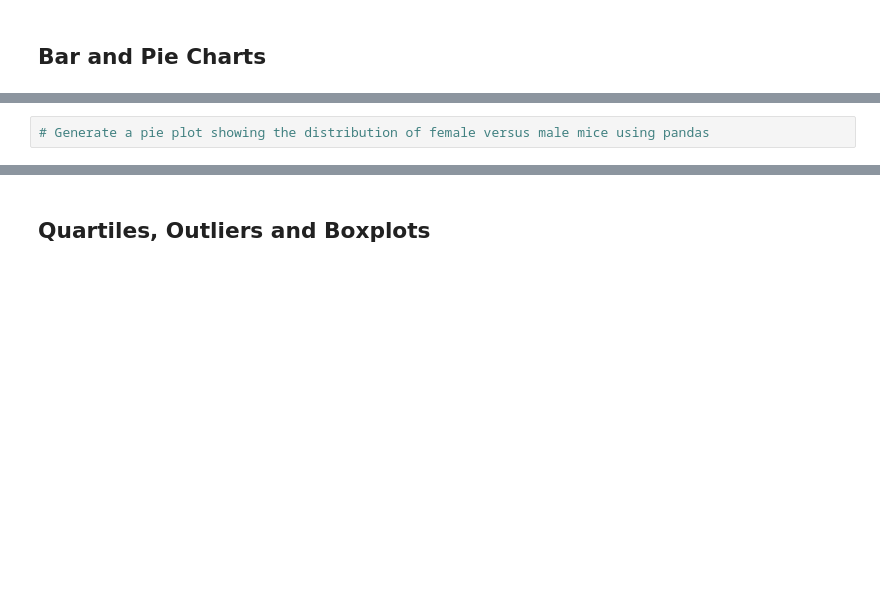
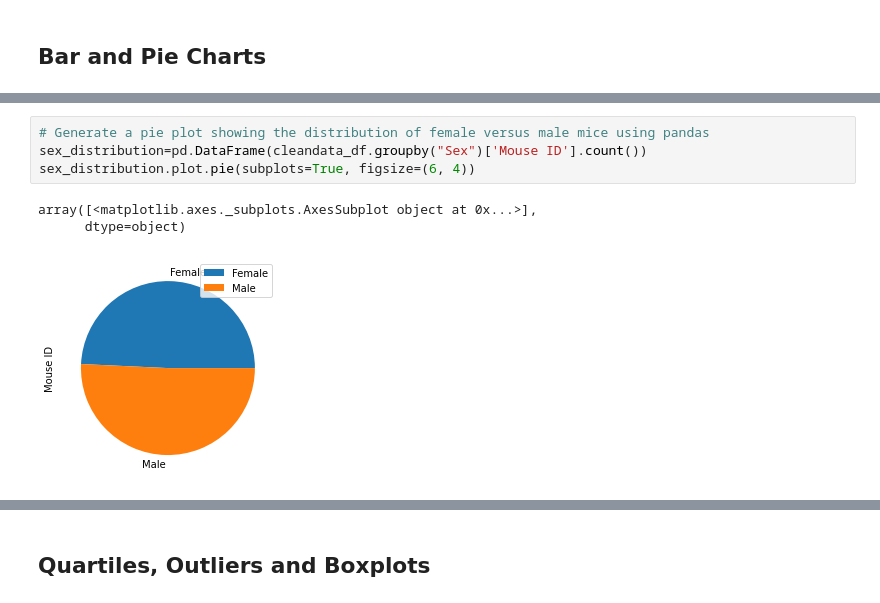
Before and after one commit to SugeilyMG/Matplotlib-challenge, a Jupyter notebook: pymaceuticals_starter.ipynb, the cells around one changed output, grey strips where cells are left out. Saved outputs shown, nothing was run; the diff lists cells and outputs as text; blank space fills up the shorter version.

```diff
--- a/pymaceuticals_starter.ipynb
+++ b/pymaceuticals_starter.ipynb
@@ -69,4 +217,10 @@ combined_data["Mouse ID"].count()
 # %%
 # Generate a pie plot showing the distribution of female versus male mice using pandas
+sex_distribution=pd.DataFrame(cleandata_df.groupby("Sex")['Mouse ID'].count())
+sex_distribution.plot.pie(subplots=True, figsize=(6, 4))
+# %% [output]
+array([<matplotlib.axes._subplots.AxesSubplot object at 0x...>],
+      dtype=object)
+[figure, added]
 # %%
 # Generate a pie plot showing the distribution of female versus male mice using pyplot
```
Also changed, not shown: parts of 15 cells of this notebook.
